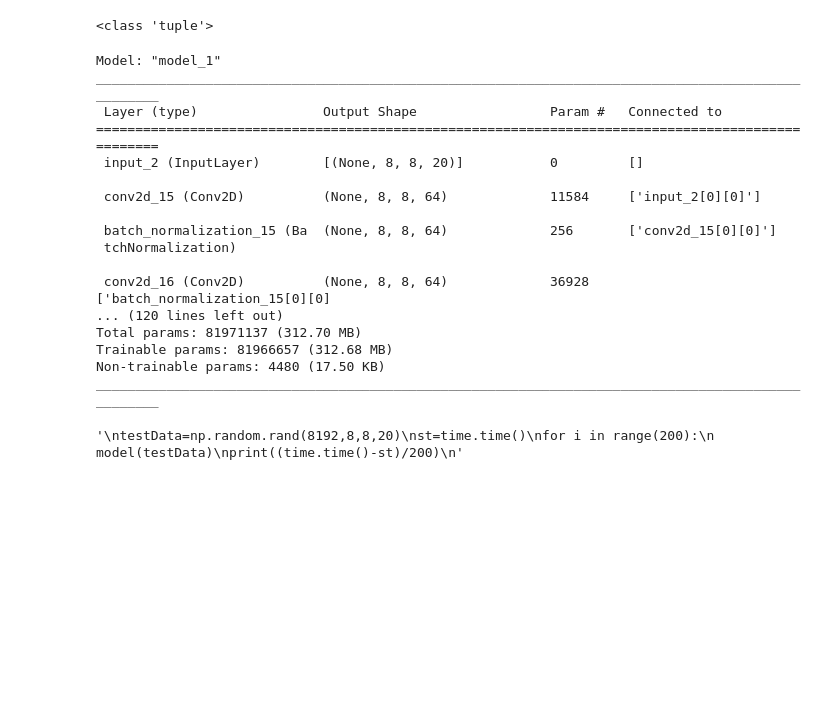
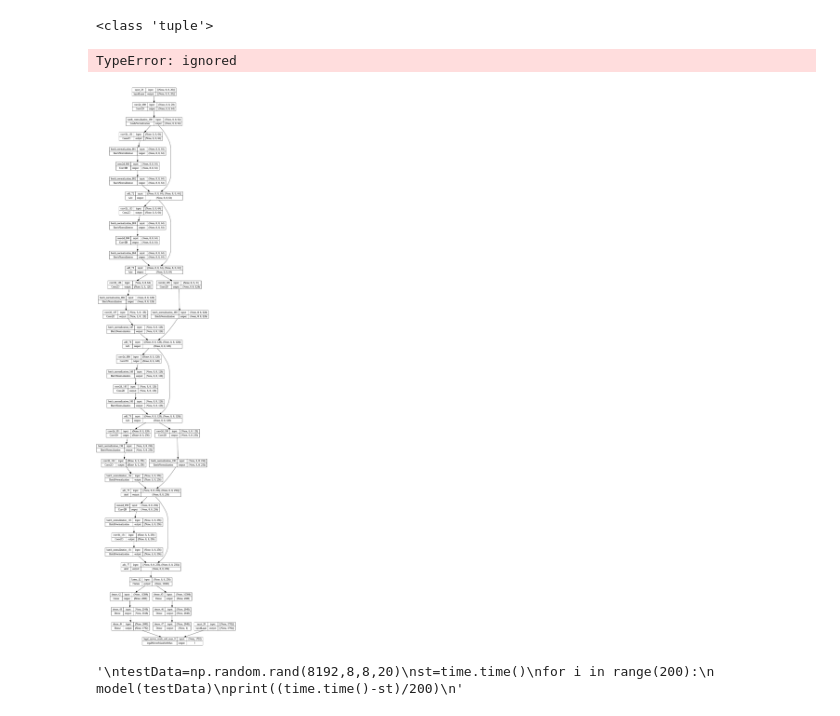
Before and after one commit to Isaac-Hirsch/ChessBot, a Jupyter notebook: Chess.ipynb, the cells around one changed output. Drawn from its saved outputs; the diff is of its cells as text; code cells hidden in the pictures; blank space fills up the shorter version.

```diff
--- a/Chess.ipynb
+++ b/Chess.ipynb
@@ -349,15 +352,21 @@ def boardToInput(board: chess.Board)->np.ndarray:
 
     return output
 # %%
-#Layer that maks the output of the policy based on the legal moves in the position.
-class legalMovesMask(layers.Layer):
-    def __init__(self, moveList, moveDict, **kwargs):
-        super().__init__(kwargs)
+#Layer that maks the output of the policy based on the legal moves in the position and then applies a softmax with an optimional temperature
+#Need to continue to be worked on
+class legalMovesMaskSoftMax(layers.Layer):
+    def __init__(self, moveList, moveDict, temperature: tf.dtypes.float32=1.0, *args, **kwargs):
+        super().__init__()
         self.moveList=moveList
         self.moveDict=moveDict
+        self.temperature=temperature
 
-    def call(self, inputs):
-        pass
+    def call(self, input, legalmoves)->tf.Tensor:
+        output=tf.zeros((input.shape[-1],len(self.moveList)))
+        output[legalmoves]=tf.exp(input[legalmoves]/self.temperature)
+        exponent=tf.math.reduce_sum(output[legalmoves])
+        output/=exponent
+        return output
 # %%
 """
 This function is the main brain of the chess model. It uses a resnet to build up information about the board before it is
@@ -376,6 +385,7 @@ def dualHeadedResNet(blocks: int=5, activation: str="relu", factor: int=2, initi
 
     # This might need to be extended with something to deal with repetition.
     inputs = keras.Input(shape=(8,8,20))
+    legalmoves = keras.Input(shape=(len(moveList),))
 
     features = layers.Conv2D(filters=initialFilters, kernel_size=(3,3), activation=activation, padding='same')(inputs)
     features = layers.BatchNormalization()(features)
@@ -402,13 +412,14 @@ def dualHeadedResNet(blocks: int=5, activation: str="relu", factor: int=2, initi
     policyHead = layers.Dense(denseLatent, activation=activation)(features)
     policyHead = layers.Dense(denseLatent, activation=activation)(policyHead)
     policyHead = layers.Dense(len(getGenMoveDict()[0]), activation=None)(policyHead) #Generalized to every possible move. Illegal moves will be masked.
+    policyHead = legalMovesMaskSoftMax(moveList, moveDict)(policyHead, legalmoves)
 
     #Head that determines the value of the board
     valueHead = layers.Dense(denseLatent, activation=activation)(features)
     valueHead = layers.Dense(denseLatent, activation=activation)(valueHead)
     valueHead = layers.Dense(1, activation="tanh")(valueHead)
 
-    return keras.Model(inputs=inputs, outputs=[policyHead, valueHead])
+    return keras.Model(inputs=[inputs, legalmoves], outputs=[policyHead, valueHead])
 # %%
 def getLegelMovesMask(board):
     output=np.zeros(len(moveList), dtype=bool)
@@ -419,23 +430,11 @@ def getLegelMovesMask(board):
 model=dualHeadedResNet(blocks=3, activation="relu", factor=2, initialFilters=64, denseLatent=2048)
 model.summary()
 # %% [output]
-Model: "model_1"
-__________________________________________________________________________________________________
- Layer (type)                Output Shape                 Param #   Connected to
-==================================================================================================
- input_2 (InputLayer)        [(None, 8, 8, 20)]           0         []
-
- conv2d_15 (Conv2D)          (None, 8, 8, 64)             11584     ['input_2[0][0]']
-
- batch_normalization_15 (Ba  (None, 8, 8, 64)             256       ['conv2d_15[0][0]']
- tchNormalization)
-
- conv2d_16 (Conv2D)          (None, 8, 8, 64)             36928     ['batch_normalization_15[0][0]
-... (120 lines left out)
-Total params: 81971137 (312.70 MB)
-Trainable params: 81966657 (312.68 MB)
-Non-trainable params: 4480 (17.50 KB)
-__________________________________________________________________________________________________
+TypeError: ignored
+# %%
+keras.utils.plot_model(model, show_shapes=True)
+# %% [output]
+[figure, added]
 # %%
 import time
 # %%
```
Also changed, not shown: parts of 3 cells of this notebook.
